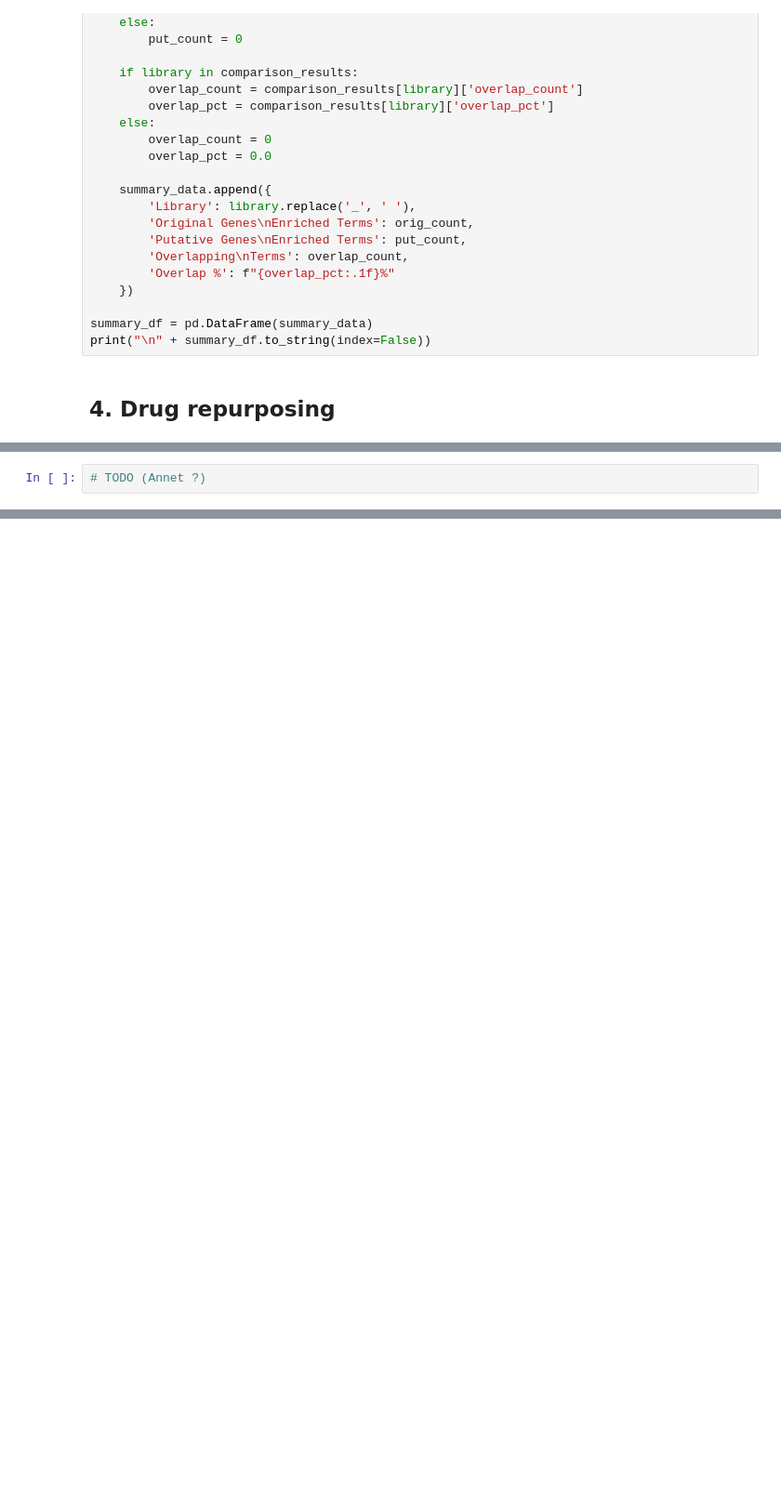
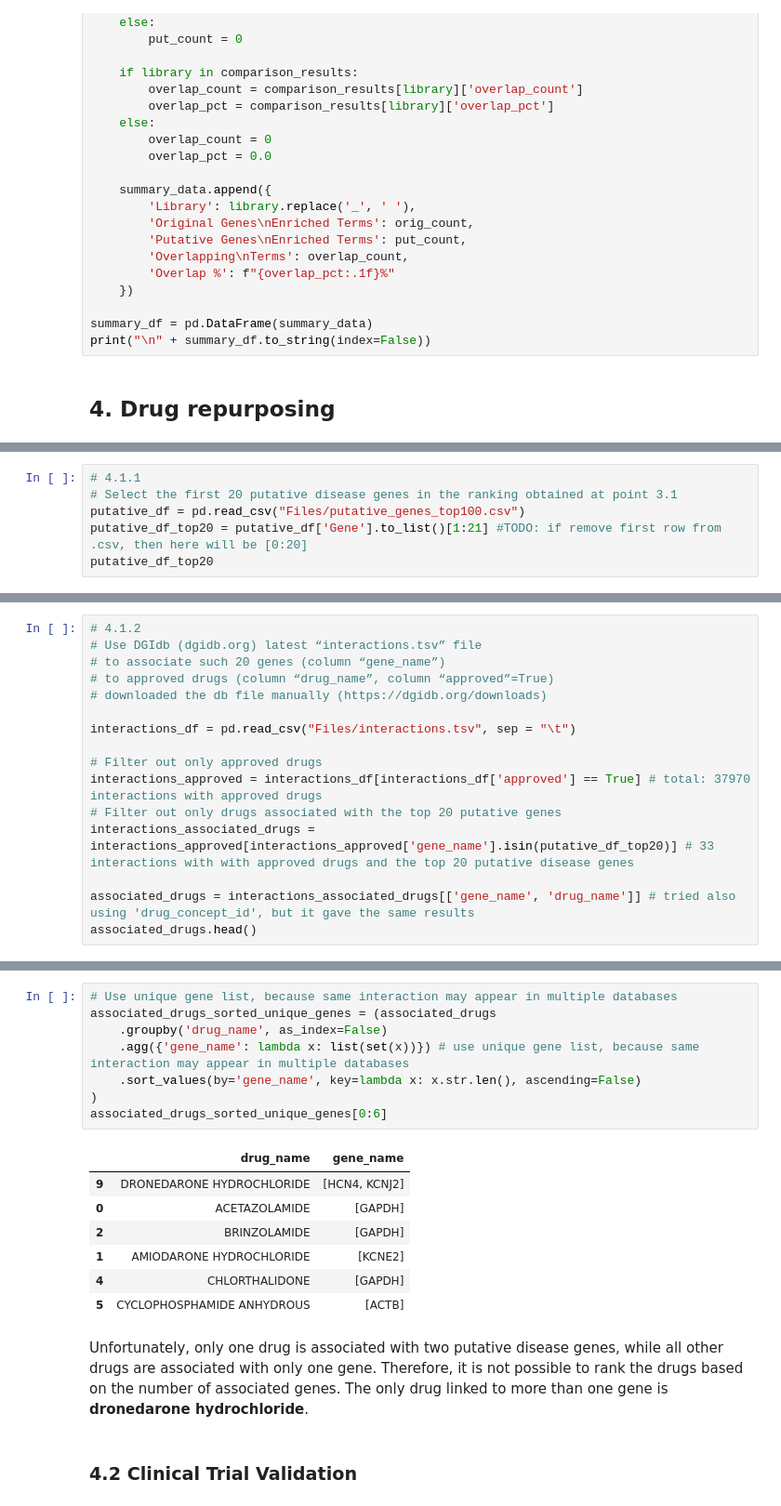
Before and after one commit to YunbaoFC/BioInf-Project, a Jupyter notebook: project.ipynb, the cells around one changed output, grey strips where cells are left out. Shown at 93% size. Cells and saved outputs as stored; diff of their text form; blank space fills up the shorter version.

Commit message:
Task 4: Drug repurposing

```diff
--- a/project.ipynb
+++ b/project.ipynb
@@ -1029,2 +1202,6 @@ print("\n" + summary_df.to_string(index=False))
 # %%
-# TODO (Annet ?)
+# 4.1.1
+# Select the first 20 putative disease genes in the ranking obtained at point 3.1
+putative_df = pd.read_csv("Files/putative_genes_top100.csv")
+putative_df_top20 = putative_df['Gene'].to_list()[1:21] #TODO: if remove first row from .csv, then here will be [0:20]
+putative_df_top20
@@ -1030,0 +1229,16 @@ print("\n" + summary_df.to_string(index=False))
+# %%
+# 4.1.2
+# Use DGIdb (dgidb.org) latest “interactions.tsv” file
+# to associate such 20 genes (column “gene_name”)
+# to approved drugs (column “drug_name”, column “approved”=True)
+# downloaded the db file manually (https://dgidb.org/downloads)
+
+interactions_df = pd.read_csv("Files/interactions.tsv", sep = "\t")
+
+# Filter out only approved drugs
+interactions_approved = interactions_df[interactions_df['approved'] == True] # total: 37970 interactions with approved drugs
+# Filter out only drugs associated with the top 20 putative genes
+interactions_associated_drugs = interactions_approved[interactions_approved['gene_name'].isin(putative_df_top20)] # 33 interactions with with approved drugs and the top 20 putative disease genes
+
+associated_drugs = interactions_associated_drugs[['gene_name', 'drug_name']] # tried also using 'drug_concept_id', but it gave the same results
+associated_drugs.head()
@@ -1030,0 +1271,20 @@ print("\n" + summary_df.to_string(index=False))
+# %%
+# Use unique gene list, because same interaction may appear in multiple databases
+associated_drugs_sorted_unique_genes = (associated_drugs
+    .groupby('drug_name', as_index=False)
+    .agg({'gene_name': lambda x: list(set(x))}) # use unique gene list, because same interaction may appear in multiple databases
+    .sort_values(by='gene_name', key=lambda x: x.str.len(), ascending=False)
+)
+associated_drugs_sorted_unique_genes[0:6]
+# %% [output]
+|  | drug_name | gene_name |
+| 9 | DRONEDARONE HYDROCHLORIDE | [HCN4, KCNJ2] |
+| 0 | ACETAZOLAMIDE | [GAPDH] |
+| 2 | BRINZOLAMIDE | [GAPDH] |
+| 1 | AMIODARONE HYDROCHLORIDE | [KCNE2] |
+| 4 | CHLORTHALIDONE | [GAPDH] |
+| 5 | CYCLOPHOSPHAMIDE ANHYDROUS | [ACTB] |
+# %% [markdown]
+Unfortunately, only one drug is associated with two putative disease genes, while all other drugs are associated with only one gene. Therefore, it is not possible to rank the drugs based on the number of associated genes. The only drug linked to more than one gene is **dronedarone hydrochloride**.
+# %% [markdown]
+### 4.2 Clinical Trial Validation
```
Also changed, not shown: parts of 24 cells of this notebook, 2 other files.
